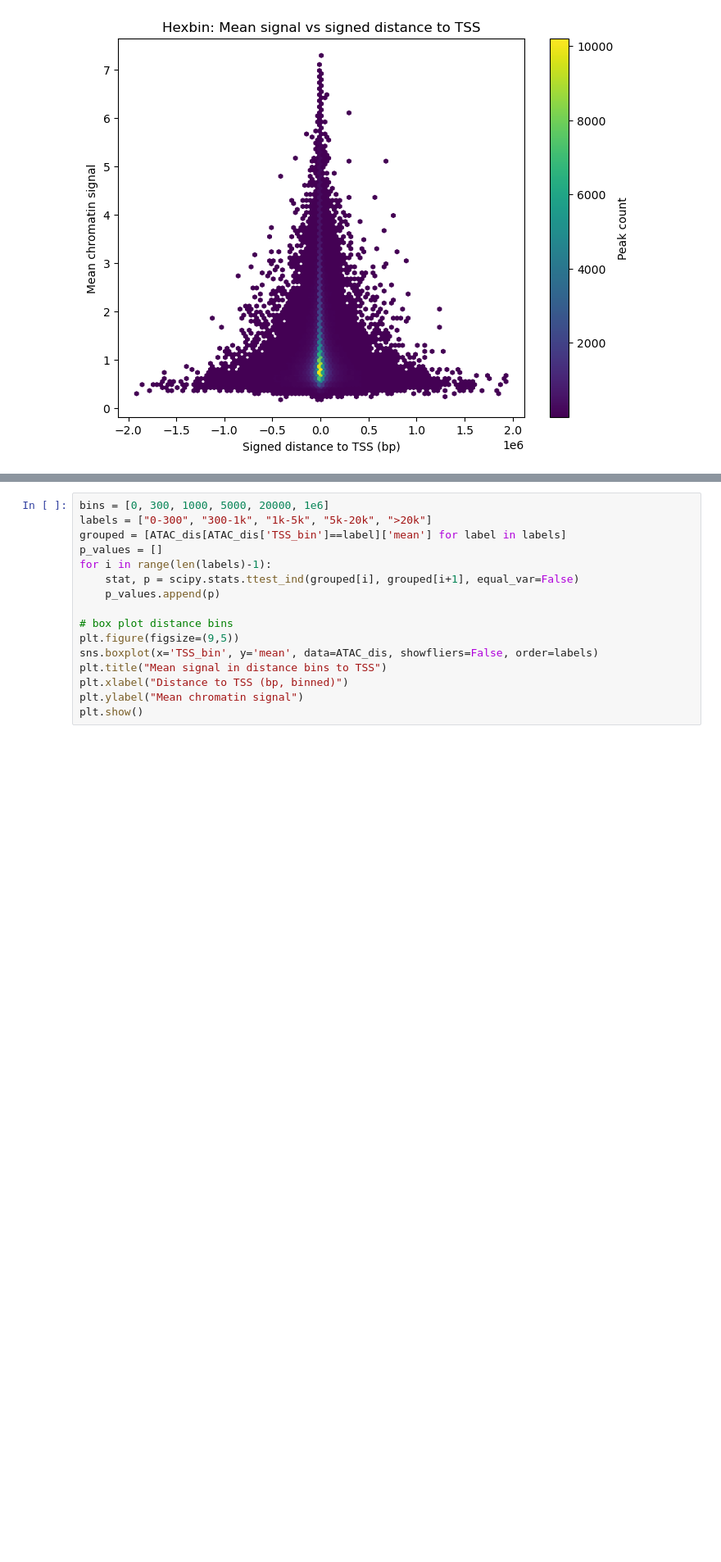
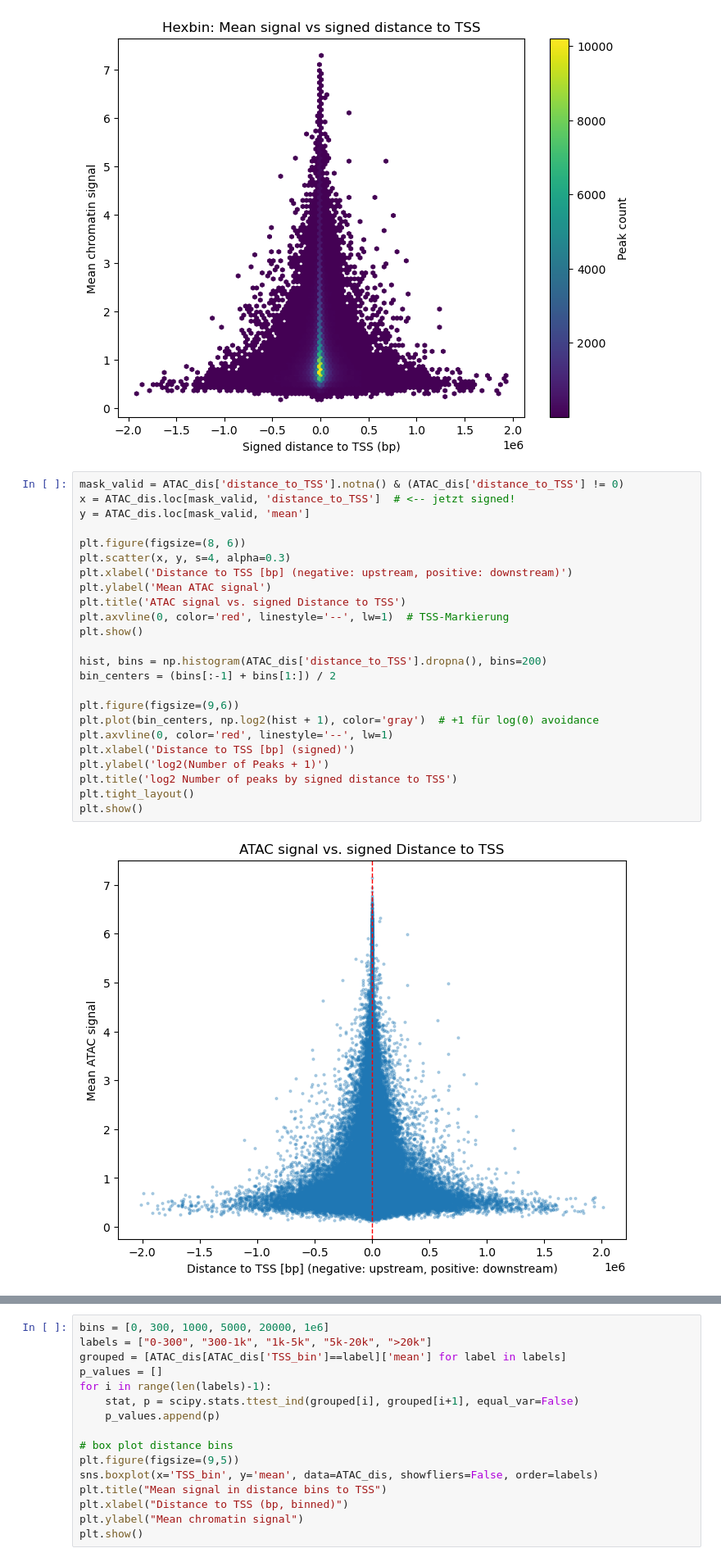
Before and after one commit to Topic2-Gene-Regulation-Immune-Cells/abT-gdT-cells-Team3, a Jupyter notebook: Immune_Cells_abgdT_GeneReg copy.ipynb, the cells around one changed output, grey strips where cells are left out. Shown at 82% size. Drawn from its saved outputs; the diff is of its cells as text; blank space fills up the shorter version.

```diff
--- a/Immune_Cells_abgdT_GeneReg copy.ipynb
+++ b/Immune_Cells_abgdT_GeneReg copy.ipynb
@@ -344,3 +363,29 @@ plt.colorbar(label='Peak count')
 plt.show()
 # %% [output]
 [figure]
+# %%
+mask_valid = ATAC_dis['distance_to_TSS'].notna() & (ATAC_dis['distance_to_TSS'] != 0)
+x = ATAC_dis.loc[mask_valid, 'distance_to_TSS']  # <-- jetzt signed!
+y = ATAC_dis.loc[mask_valid, 'mean']
+
+plt.figure(figsize=(8, 6))
+plt.scatter(x, y, s=4, alpha=0.3)
+plt.xlabel('Distance to TSS [bp] (negative: upstream, positive: downstream)')
+plt.ylabel('Mean ATAC signal')
+plt.title('ATAC signal vs. signed Distance to TSS')
+plt.axvline(0, color='red', linestyle='--', lw=1)  # TSS-Markierung
+plt.show()
+
+hist, bins = np.histogram(ATAC_dis['distance_to_TSS'].dropna(), bins=200)
+bin_centers = (bins[:-1] + bins[1:]) / 2
+
+plt.figure(figsize=(9,6))
+plt.plot(bin_centers, np.log2(hist + 1), color='gray')  # +1 für log(0) avoidance
+plt.axvline(0, color='red', linestyle='--', lw=1)
+plt.xlabel('Distance to TSS [bp] (signed)')
+plt.ylabel('log2(Number of Peaks + 1)')
+plt.title('log2 Number of peaks by signed distance to TSS')
+plt.tight_layout()
+plt.show()
+# %% [output]
+[figure, added]
```
Also changed, not shown: parts of 12 cells of this notebook, 2 other files.
